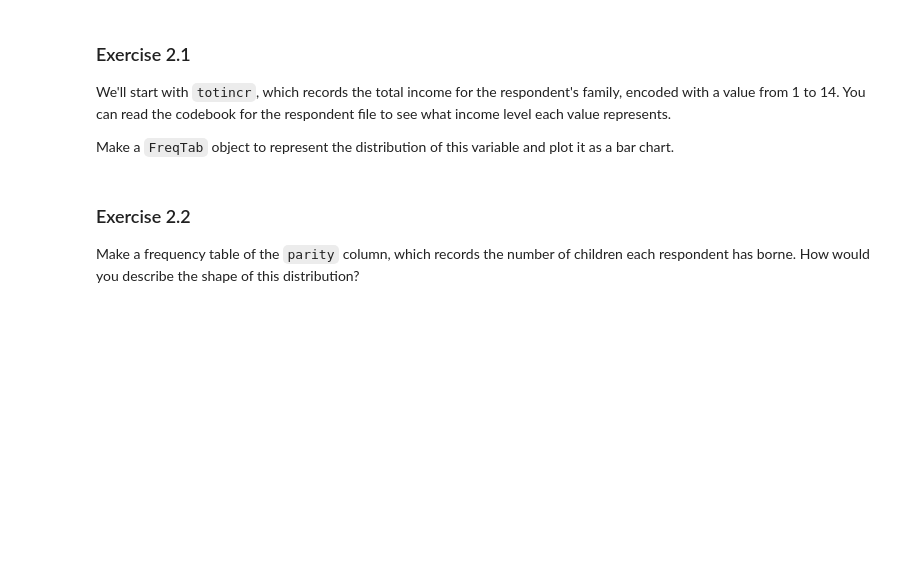
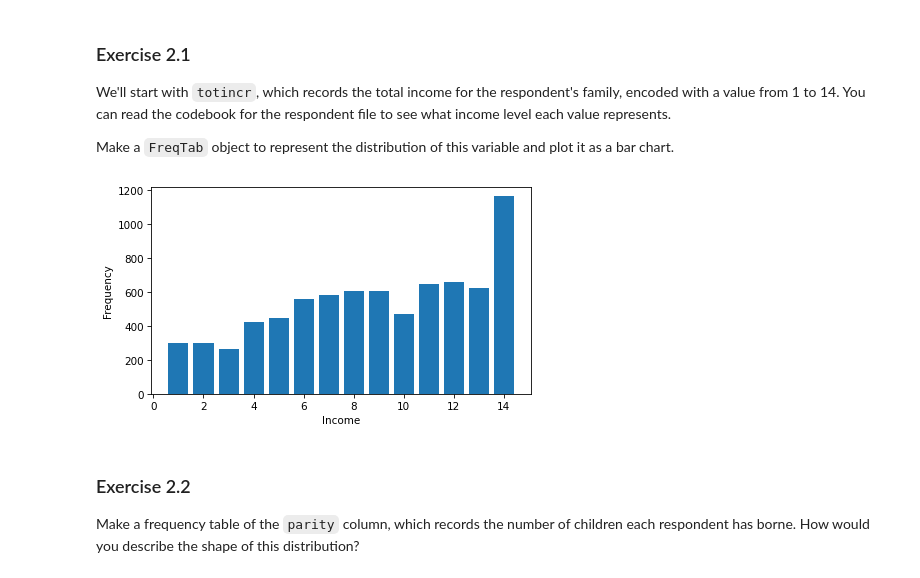
Before and after one commit to MARCO22-data/DataScience, a Jupyter notebook: fase1-fundamentos/think-stats/capítulo02.ipynb, the cells around one changed output. Saved outputs shown, nothing was run; the diff lists cells and outputs as text; code cells hidden in the pictures; blank space fills up the shorter version.

```diff
--- a/fase1-fundamentos/think-stats/capítulo02.ipynb
+++ b/fase1-fundamentos/think-stats/capítulo02.ipynb
@@ -429,6 +479,12 @@ You can read the codebook for the respondent file to see what income level each
 Make a `FreqTab` object to represent the distribution of this variable and plot it as a bar chart.
 # %%
 # Solution goes here
+income = resp.query("totincr")
+ftab = FreqTab.from_seq(income)
+ftab.bar()
+decorate(xlabel="Income", ylabel="Frequency")
+# %% [output]
+[figure, added]
 # %% [markdown]
 ### Exercise 2.2
 
```
Also changed, not shown: parts of 33 cells of this notebook.
